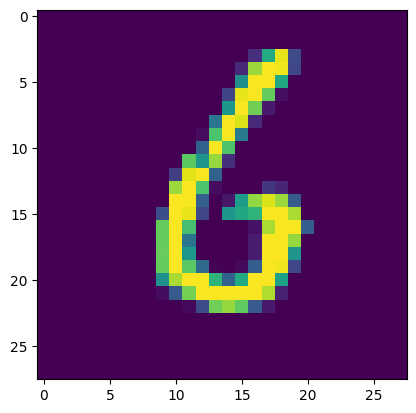
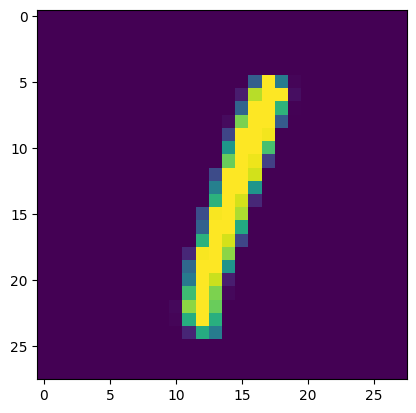
The notebook cell's code change between the first figure and the second:
--- before
+++ after
@@ -1 +1 @@
-plt.imshow(X_test[50])
+plt.imshow(X_test[5])

Commit: Created using Colab